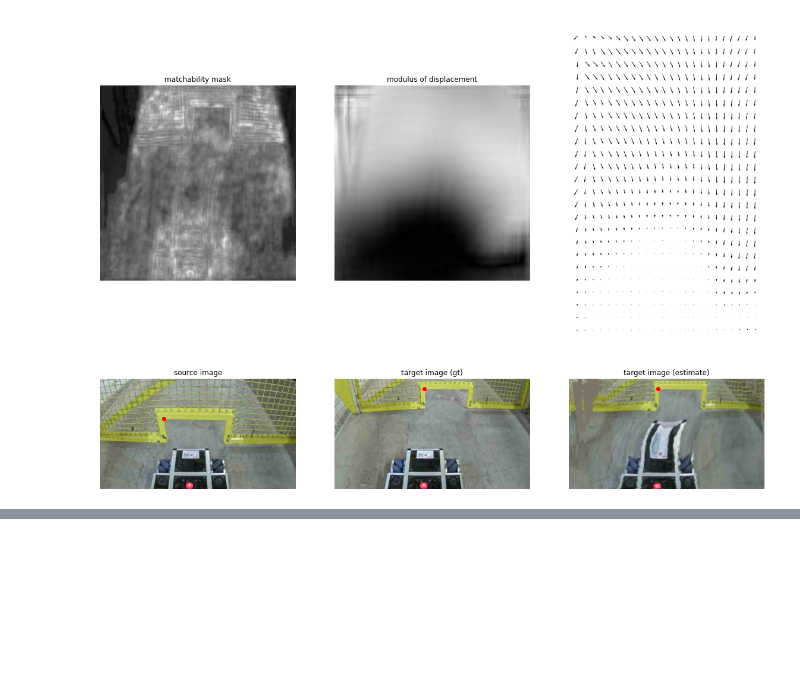
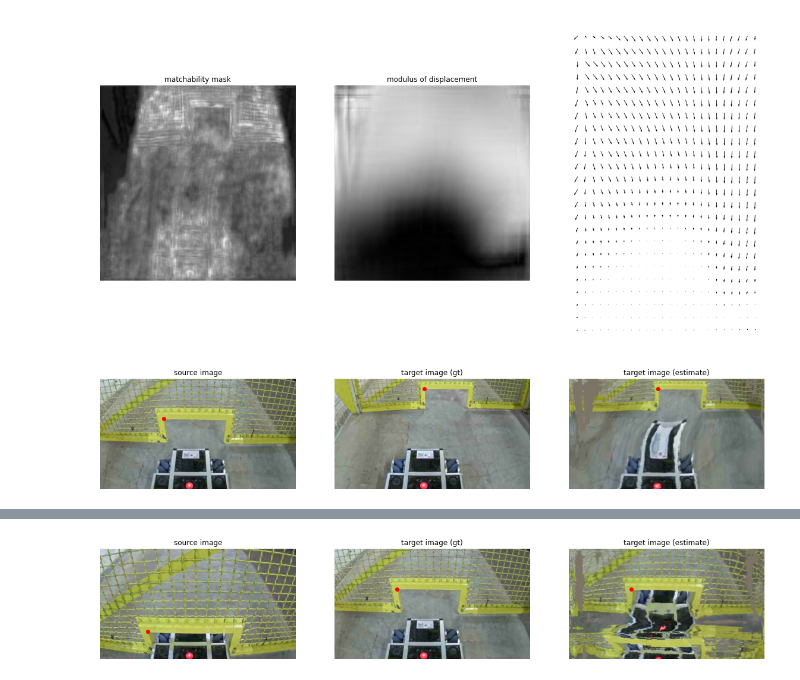
Before and after one commit to RobInLabUJI/DGC-Net, a Jupyter notebook: dgc_vision.ipynb, the cells around one changed output, grey strips where cells are left out. Saved outputs shown, nothing was run; the diff lists cells and outputs as text; code cells hidden in the pictures; blank space fills up the shorter version.

```diff
--- a/dgc_vision.ipynb
+++ b/dgc_vision.ipynb
@@ -65,0 +103,16 @@ ax3.axis('off'); ax3.set_title('target image (estimate)');
+# %%
+xs, ys = 468, 810
+xt, yt = dgc.target(xs,ys)
+
+plt.figure()
+ax1 = plt.subplot(1, 3, 1)
+ax1.imshow(img1); ax1.plot(xs, ys, 'ro');
+ax1.axis('off'); ax1.set_title('source image');
+ax2 = plt.subplot(1, 3, 2)
+ax2.imshow(img2); ax2.plot(xt, yt, 'ro');
+ax2.axis('off'); ax2.set_title('target image (gt)');
+ax3 = plt.subplot(1, 3, 3)
+ax3.imshow(warp_img); ax3.plot(xt, yt, 'ro');
+ax3.axis('off'); ax3.set_title('target image (estimate)');
+# %% [output]
+[figure, added]
```
Also changed, not shown: parts of 4 cells of this notebook, 1 other file.
